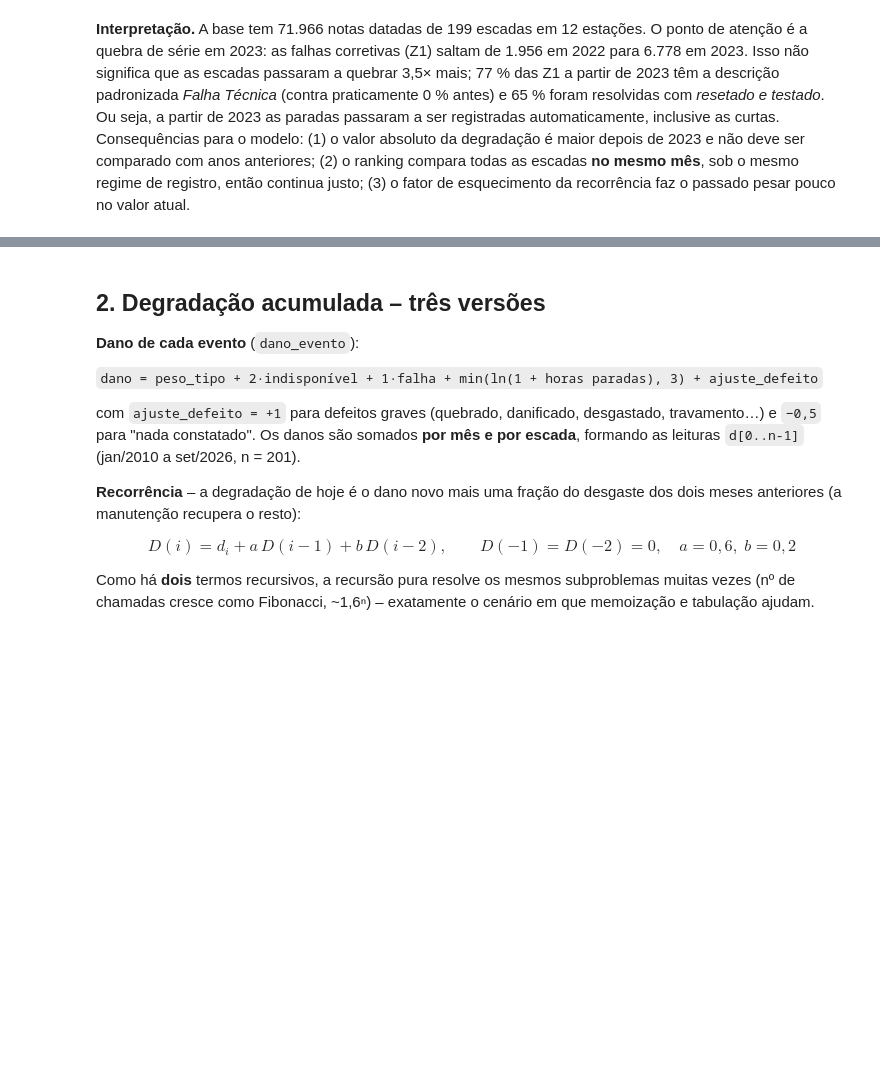
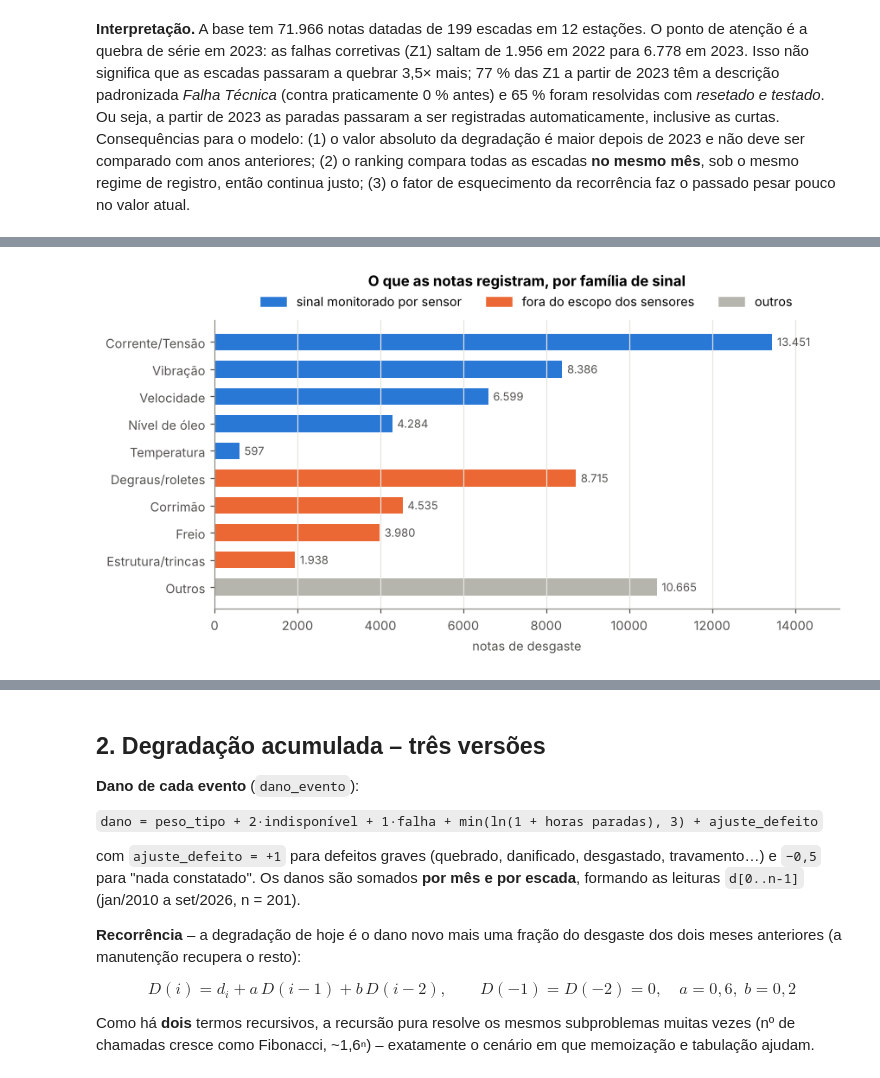
Before and after one commit to Gucastilho/Dynamic-programming-challenge, a Jupyter notebook: notebook.ipynb, the cells around one changed output, grey strips where cells are left out. Cells and saved outputs as stored; diff of their text form; code cells hidden in the pictures; blank space fills up the shorter version.

```diff
--- a/notebook.ipynb
+++ b/notebook.ipynb
@@ -88,0 +133,19 @@ fig.tight_layout(); fig.savefig(FIGS / 'notas_por_ano.png'); plt.show()
+# %%
+from matplotlib.patches import Patch
+vc = desgaste.sinal.value_counts()
+ordem = (sorted(SENSORES, key=lambda s: -vc[s]) + sorted(FORA_DO_ESCOPO, key=lambda s: -vc[s]) + ['outros'])
+cont = vc.reindex(ordem)
+cor = [CORES[0]] * len(SENSORES) + [CORES[1]] * len(FORA_DO_ESCOPO) + ['#b5b4ad']
+fig, ax = plt.subplots(figsize=(8, 4.3))
+ax.barh([ROTULOS[s].split(' (')[0] for s in ordem][::-1], cont.values[::-1], color=cor[::-1], height=0.62)
+for y, v in enumerate(cont.values[::-1]):
+    ax.text(v + 120, y, f'{v:,}'.replace(',', '.'), va='center', color='#52514e', fontsize=8.5)
+ax.grid(axis='y', visible=False); ax.set_xlabel('notas de desgaste'); ax.set_xlim(0, cont.max() * 1.12)
+ax.legend(handles=[Patch(color=CORES[0], label='sinal monitorado por sensor'),
+                   Patch(color=CORES[1], label='fora do escopo dos sensores'),
+                   Patch(color='#b5b4ad', label='outros')],
+          loc='lower center', bbox_to_anchor=(0.5, 1.0), ncol=3)
+ax.set_title('O que as notas registram, por família de sinal', pad=26)
+fig.tight_layout(); fig.savefig(FIGS / 'sinais.png'); plt.show()
+# %% [output]
+[figure, added]
```
Also changed, not shown: parts of 12 cells of this notebook, 7 other files.
